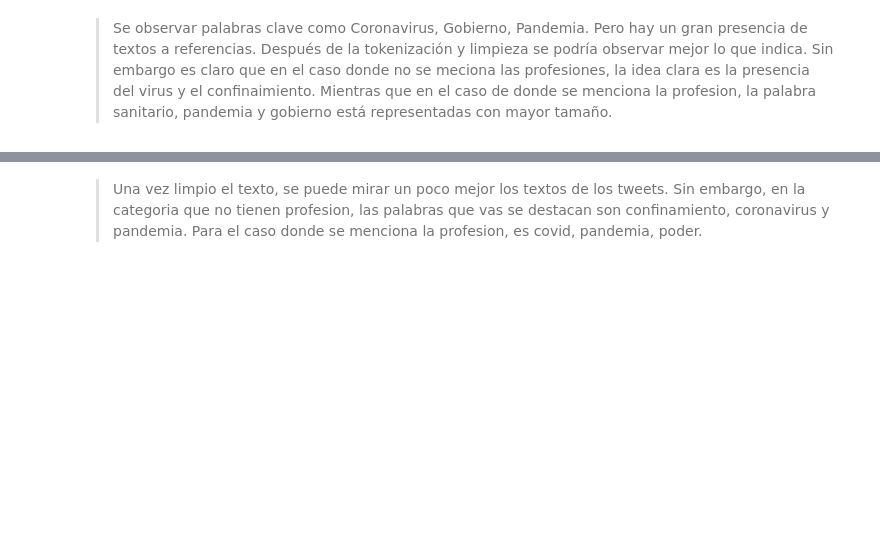
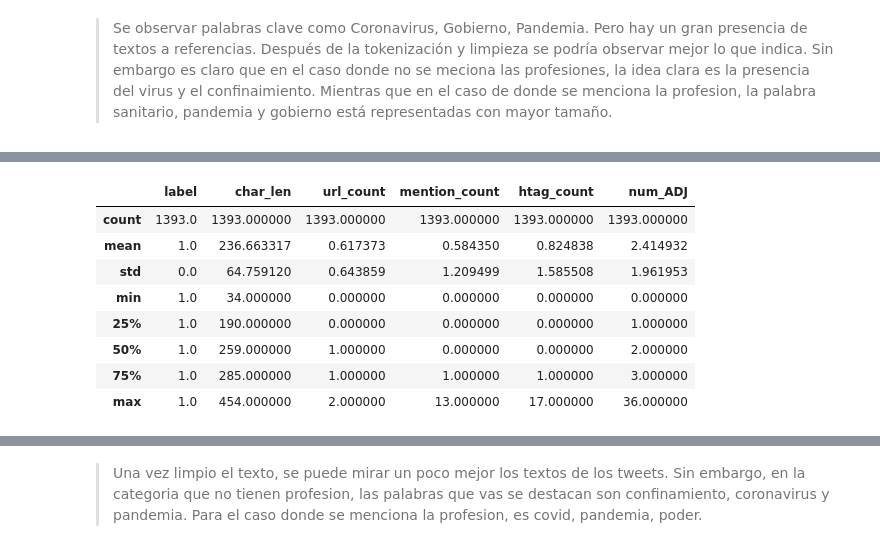
Before and after one commit to ivanrnarvaez/text_mining, a Jupyter notebook: NARVAEZ_BARREIROS_IVAN_RICARDO_Ejercicio1.ipynb, the cells around one changed output, grey strips where cells are left out. Saved outputs shown, nothing was run; the diff lists cells and outputs as text; code cells hidden in the pictures; blank space fills up the shorter version.

```diff
--- a/NARVAEZ_BARREIROS_IVAN_RICARDO_Ejercicio1.ipynb
+++ b/NARVAEZ_BARREIROS_IVAN_RICARDO_Ejercicio1.ipynb
@@ -441,0 +463,12 @@ dataset_train_df['normalized'] = dataset_train_df['normalized'].progress_apply(l
+# %%
+dataset_train_df[dataset_train_df['label'] == 1].describe()
+# %% [output]
+|  | label | char_len | url_count | mention_count | htag_count | num_ADJ |
+| count | 1393.0 | 1393.000000 | 1393.000000 | 1393.000000 | 1393.000000 | 1393.000000 |
+| mean | 1.0 | 236.663317 | 0.617373 | 0.584350 | 0.824838 | 2.414932 |
+| std | 0.0 | 64.759120 | 0.643859 | 1.209499 | 1.585508 | 1.961953 |
+| min | 1.0 | 34.000000 | 0.000000 | 0.000000 | 0.000000 | 0.000000 |
+| 25% | 1.0 | 190.000000 | 0.000000 | 0.000000 | 0.000000 | 1.000000 |
+| 50% | 1.0 | 259.000000 | 1.000000 | 0.000000 | 0.000000 | 2.000000 |
+| 75% | 1.0 | 285.000000 | 1.000000 | 1.000000 | 1.000000 | 3.000000 |
+| max | 1.0 | 454.000000 | 2.000000 | 13.000000 | 17.000000 | 36.000000 |
```
Also changed, not shown: parts of 10 cells of this notebook.
